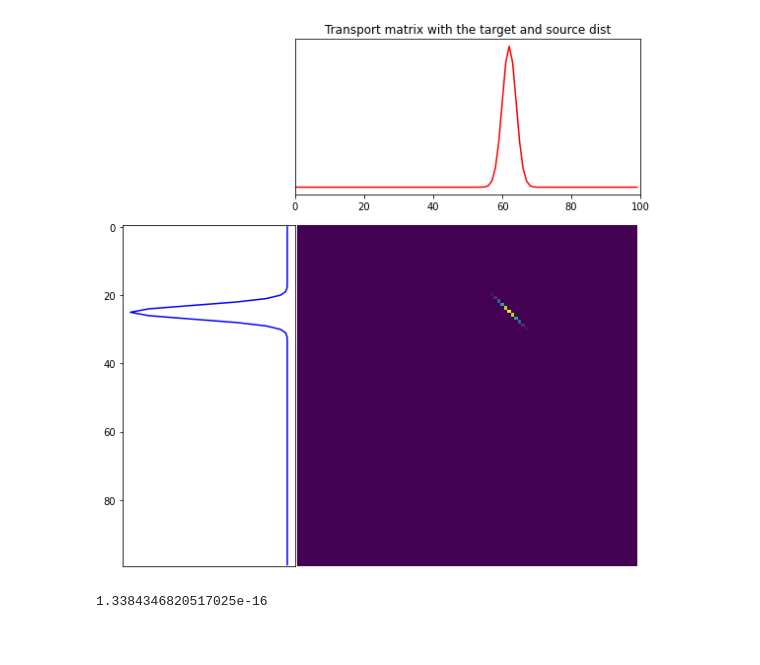
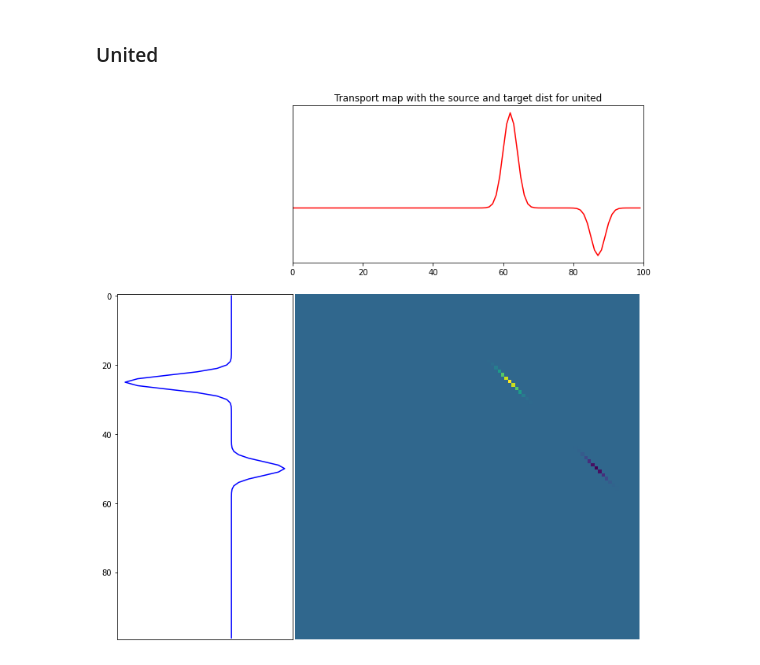
Before and after one commit to warik21/Thesis, a Jupyter notebook: Helper_notebook.ipynb, the cells around one changed output. Saved outputs shown, nothing was run; the diff lists cells and outputs as text; code cells hidden in the pictures.

Commit message:
Signed measure optimal transport, taking each part seperately and performing the basic emd(not sinkhorn) on it. big commit with a lot of changes.

```diff
--- a/Helper_notebook.ipynb
+++ b/Helper_notebook.ipynb
@@ -120,9 +58,7 @@ plt.show()
 # %%
-from utils.Visualizations import *
-import numpy as np
-
 n_p = 100
 n_q = 100
+eps = 1.e-2
 X,Y = np.linspace(0,1,n_p), np.linspace(0,1,n_q)
 
 p = make_1D_gauss(n_p, np.floor(1 * n_p / 4.), 2.) + make_1D_gauss(n_p, np.floor(2 * n_p / 4.), 2.) * (-0.5)
@@ -136,21 +72,8 @@ for it1 in range(n_p):
     for it2 in range(n_q):
         C[it1,it2] = dist_f2(X[it1],Y[it2])
 
-
-p_pos = np.zeros(p.shape)
-p_neg = np.zeros(p.shape)
-q_pos = np.zeros(q.shape)
-q_neg = np.zeros(q.shape)
-
-sign_p = np.sign(p)
-sign_q = np.sign(q)
-
-p_pos[sign_p>0] = p[sign_p>0]
-p_neg[sign_p<0] = -p[sign_p<0]
-q_pos[sign_q>0] = q[sign_q>0]
-q_neg[sign_q<0] = -q[sign_q<0]
+## To work with the signed measures
+p_pos, p_neg = split_signed_measure(p)
+q_pos, q_neg = split_signed_measure(q)
 # %%
 K_t : np.ndarray = np.exp(C / (-eps))
-# %%
-p_pos = p_pos.flatten()
-q_pos = q_pos.flatten()
@@ -158,0 +84,5 @@ T_cost, logs = ot.emd(p_pos, q_pos, C, log=True, )
+# %%
+transport_plan_pos, transport_cost_pos = calc_transport_pot_emd(p_pos, q_pos, C)
+plt.figure(figsize=(10,10))
+plot1D_mat(p_pos, q_pos, transport_plan_pos,'Transport map with the source and target dist for positives')
+plt.show()
@@ -158,0 +93,5 @@ T_cost, logs = ot.emd(p_pos, q_pos, C, log=True, )
+# %%
+transport_plan_neg, transport_cost_neg = calc_transport_pot_emd(p_neg, q_neg, C)
+plt.figure(figsize=(10,10))
+plot1D_mat(p_neg, q_neg, transport_plan_neg,'Transport map with the source and target dist for negatives')
+plt.show()
@@ -159,10 +100,8 @@ T_cost, logs = ot.emd(p_pos, q_pos, C, log=True, )
+# %% [markdown]
+### United
 # %%
-plt.figure(figsize=(8, 8))
-plot1D_mat(p_pos, q_pos, T_cost, 'Transport matrix with the target and source dist')
+plt.figure(figsize=(10,10))
+plot1D_mat(p, q, transport_plan_pos - transport_plan_neg,'Transport map with the source and target dist for united')
 plt.show()
 # %% [output]
-[figure, old version]
+[figure, new version]
-# %%
-sum(sum(T_cost) - p_pos)
-# %% [output]
-1.3384346820517025e-16
```
Also changed, not shown: parts of 25 cells of this notebook, 9 other files.
